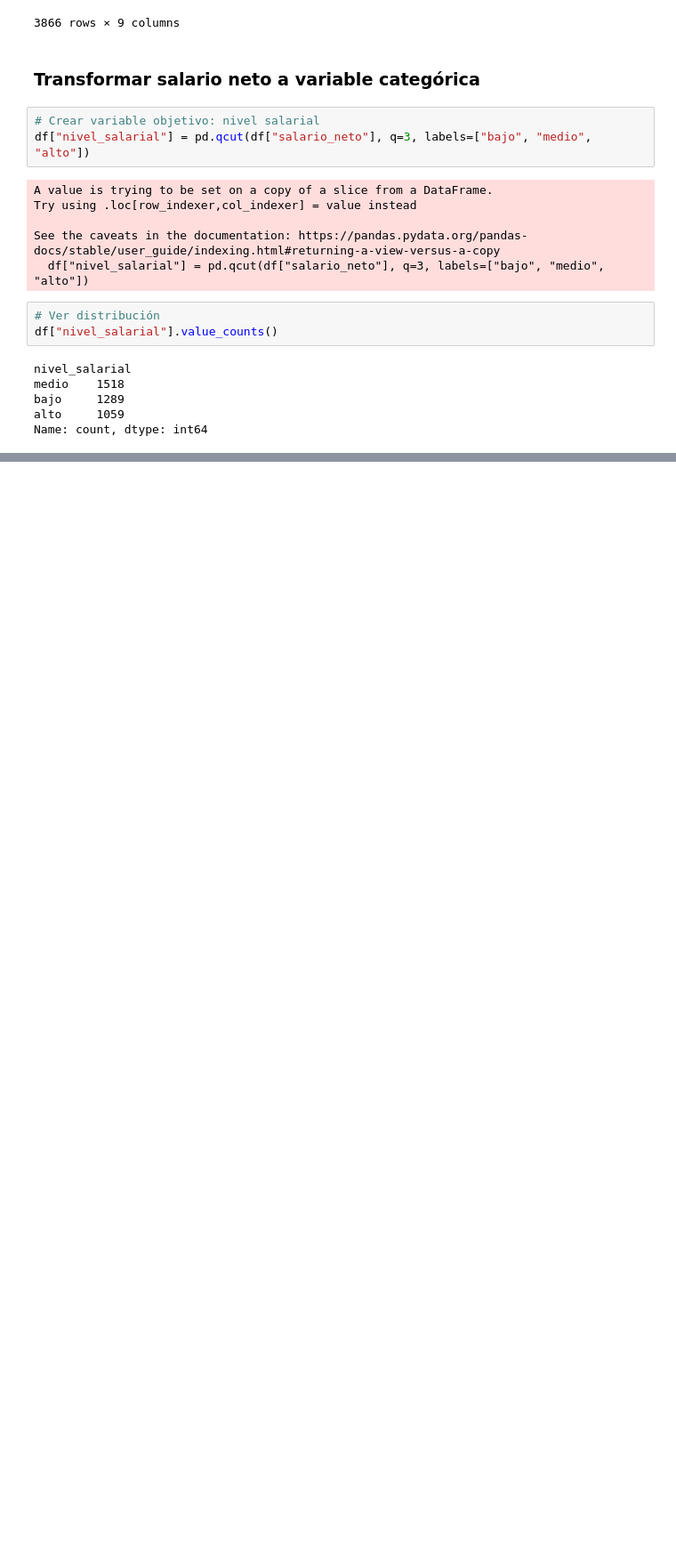
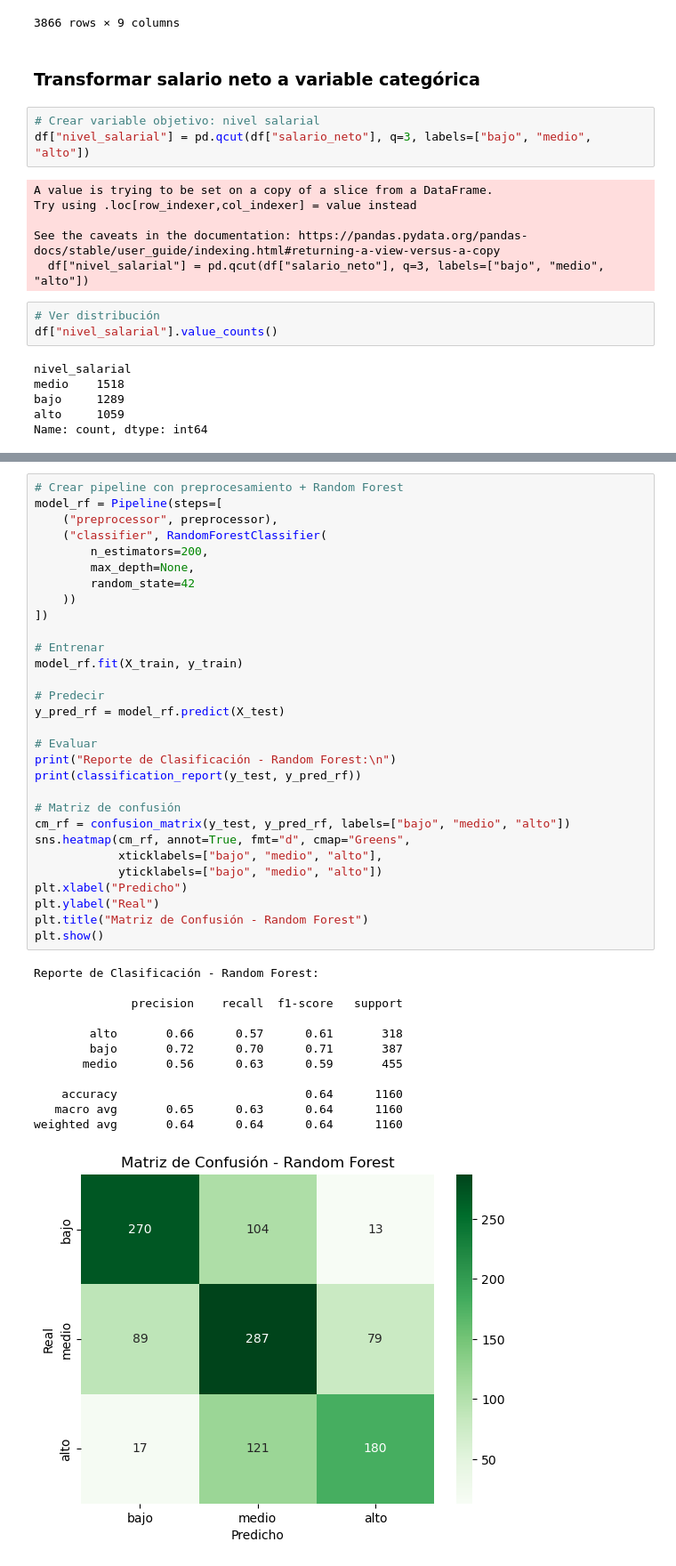
Before and after one commit to diegonoguerarec/data_science_tareas, a Jupyter notebook: 2p/2p_Diego_Noguera.ipynb, the cells around one changed output, grey strips where cells are left out. Shown at 89% size. Cells and saved outputs as stored; diff of their text form; blank space fills up the shorter version.

```diff
--- a/2p/2p_Diego_Noguera.ipynb
+++ b/2p/2p_Diego_Noguera.ipynb
@@ -176,0 +252,43 @@ Name: count, dtype: int64
+# %%
+# Crear pipeline con preprocesamiento + Random Forest
+model_rf = Pipeline(steps=[
+    ("preprocessor", preprocessor),
+    ("classifier", RandomForestClassifier(
+        n_estimators=200,
+        max_depth=None,
+        random_state=42
+    ))
+])
+
+# Entrenar
+model_rf.fit(X_train, y_train)
+
+# Predecir
+y_pred_rf = model_rf.predict(X_test)
+
+# Evaluar
+print("Reporte de Clasificación - Random Forest:\n")
+print(classification_report(y_test, y_pred_rf))
+
+# Matriz de confusión
+cm_rf = confusion_matrix(y_test, y_pred_rf, labels=["bajo", "medio", "alto"])
+sns.heatmap(cm_rf, annot=True, fmt="d", cmap="Greens",
+            xticklabels=["bajo", "medio", "alto"],
+            yticklabels=["bajo", "medio", "alto"])
+plt.xlabel("Predicho")
+plt.ylabel("Real")
+plt.title("Matriz de Confusión - Random Forest")
+plt.show()
+# %% [output]
+Reporte de Clasificación - Random Forest:
+
+              precision    recall  f1-score   support
+
+        alto       0.66      0.57      0.61       318
+        bajo       0.72      0.70      0.71       387
+       medio       0.56      0.63      0.59       455
+
+    accuracy                           0.64      1160
+   macro avg       0.65      0.63      0.64      1160
+weighted avg       0.64      0.64      0.64      1160
+[figure, added]
```
Also changed, not shown: parts of 10 cells of this notebook, 1 other file.
